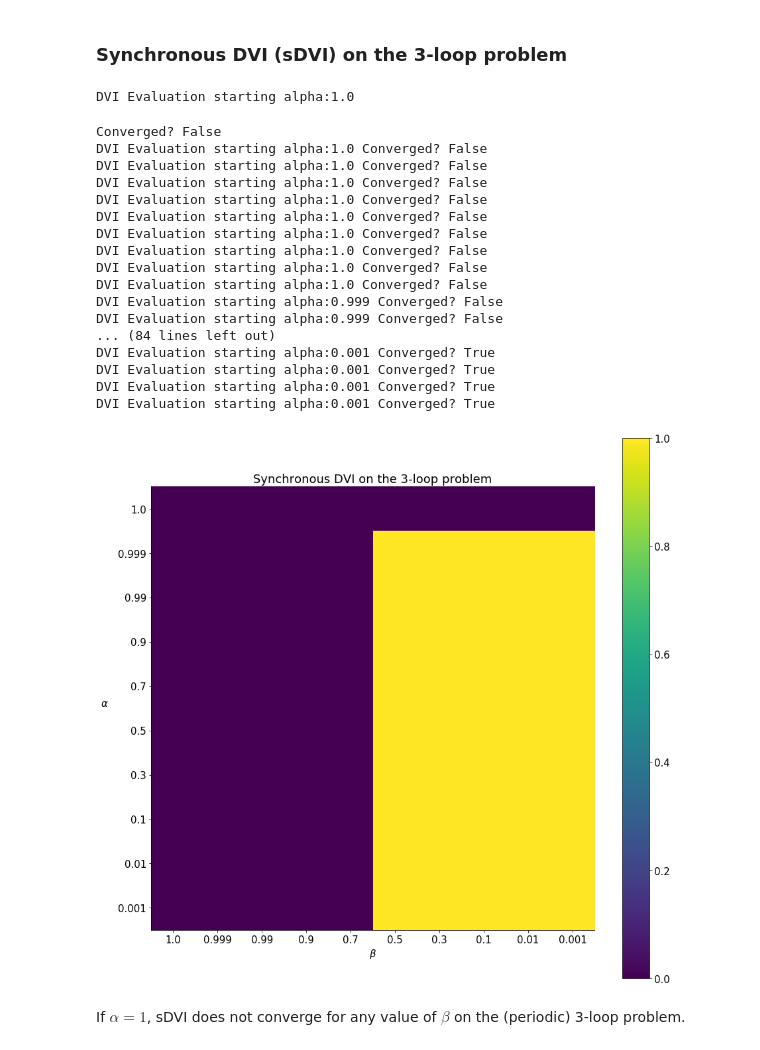
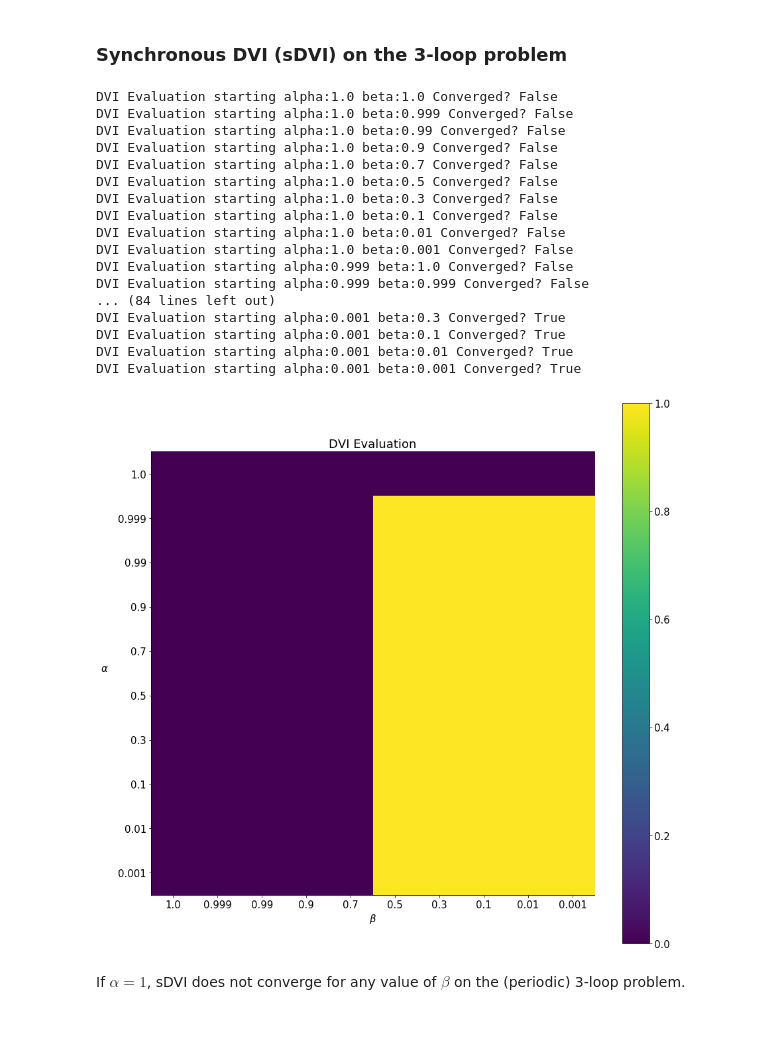
Before and after one commit to btanner/differential-value-iteration, a Jupyter notebook: experiments.ipynb, the cells around one changed output. Drawn from its saved outputs; the diff is of its cells as text; code cells hidden in the pictures.

```diff
--- a/experiments.ipynb
+++ b/experiments.ipynb
@@ -57,33 +66,42 @@ betas = [1.0, 0.999, 0.99, 0.9, 0.7, 0.5, 0.3, 0.1, 0.01, 0.001]
 convergence_flags = np.zeros((alphas.__len__(), betas.__len__()))
 for i, alpha in enumerate(alphas):
     for j, beta in enumerate(betas):
-        alg = DVI_Evaluation(env, init_v, init_g_scalar, alpha, beta)
-        print(f'DVI Evaluation starting alpha:{alpha}', end=' ')
+        alg = DVI_Evaluation(env, init_v, init_r_bar_scalar, alpha, beta)
+        print(f'DVI Evaluation starting alpha:{alpha} beta:{beta}', end=' ')
         convergence = run_alg(alg, 'exec_sync', max_iters, epsilon)
         print(f'Converged? {convergence}')
         convergence_flags[i][j] = convergence
 # %% [output]
-DVI Evaluation starting alpha:1.0
+DVI Evaluation starting alpha:1.0 beta:1.0 Converged? False
+DVI Evaluation starting alpha:1.0 beta:0.999 Converged? False
+DVI Evaluation starting alpha:1.0 beta:0.99 Converged? False
+DVI Evaluation starting alpha:1.0 beta:0.9 Converged? False
+DVI Evaluation starting alpha:1.0 beta:0.7 Converged? False
+DVI Evaluation starting alpha:1.0 beta:0.5 Converged? False
+DVI Evaluation starting alpha:1.0 beta:0.3 Converged? False
+DVI Evaluation starting alpha:1.0 beta:0.1 Converged? False
+DVI Evaluation starting alpha:1.0 beta:0.01 Converged? False
+DVI Evaluation starting alpha:1.0 beta:0.001 Converged? False
+DVI Evaluation starting alpha:0.999 beta:1.0 Converged? False
+DVI Evaluation starting alpha:0.999 beta:0.999 Converged? False
+... (84 lines left out)
+DVI Evaluation starting alpha:0.001 beta:0.3 Converged? True
+DVI Evaluation starting alpha:0.001 beta:0.1 Converged? True
+DVI Evaluation starting alpha:0.001 beta:0.01 Converged? True
+DVI Evaluation starting alpha:0.001 beta:0.001 Converged? True
-Converged? False
-DVI Evaluation starting alpha:1.0 Converged? False
-DVI Evaluation starting alpha:1.0 Converged? False
-DVI Evaluation starting alpha:1.0 Converged? False
-DVI Evaluation starting alpha:1.0 Converged? False
-DVI Evaluation starting alpha:1.0 Converged? False
-DVI Evaluation starting alpha:1.0 Converged? False
-DVI Evaluation starting alpha:1.0 Converged? False
-DVI Evaluation starting alpha:1.0 Converged? False
-DVI Evaluation starting alpha:1.0 Converged? False
-DVI Evaluation starting alpha:0.999 Converged? False
-DVI Evaluation starting alpha:0.999 Converged? False
-... (84 lines left out)
-DVI Evaluation starting alpha:0.001 Converged? True
-DVI Evaluation starting alpha:0.001 Converged? True
-DVI Evaluation starting alpha:0.001 Converged? True
-DVI Evaluation starting alpha:0.001 Converged? True
-# %%
-draw(convergence_flags, 'Synchronous DVI on the 3-loop problem', alphas, betas)
-# %% [output]
-[figure, removed]
+# %%
+plt.figure(figsize=(15, 15))
+plt.yticks(np.arange(alphas.__len__()), alphas)
+plt.ylabel(r'$\alpha$', rotation=0, labelpad=20)
+plt.xlabel(r'$\beta$')
+plt.xticks(np.arange(betas.__len__()), betas)
+plt.imshow(convergence_flags, cmap='viridis', interpolation='nearest')
+plt.colorbar()
+plt.clim(0, 1)
+plt.title('DVI Evaluation')
+plt.show()
+plt.close()
+# %% [output]
+[figure, added]
 # %% [markdown]
 If $\alpha=1$, sDVI does not converge for any value of $\beta$ on the (periodic) 3-loop problem.
```
Also changed, not shown: parts of 3 cells of this notebook, 50 other files.
